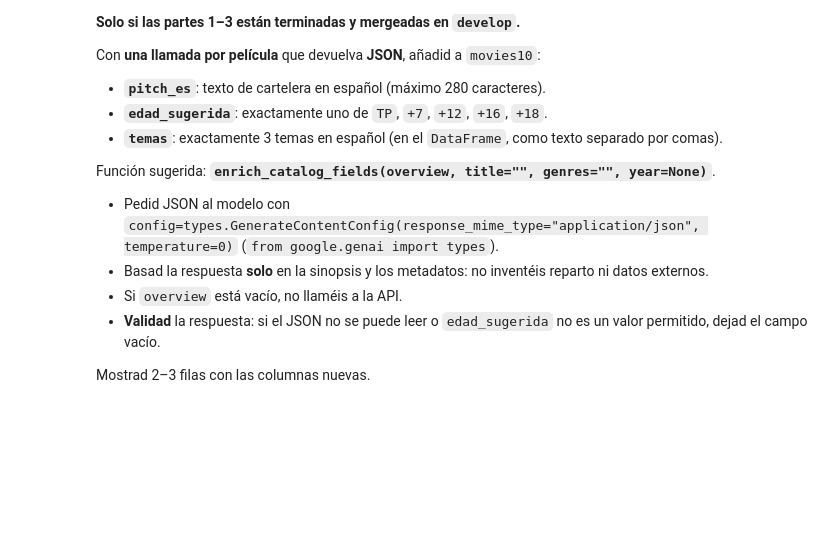
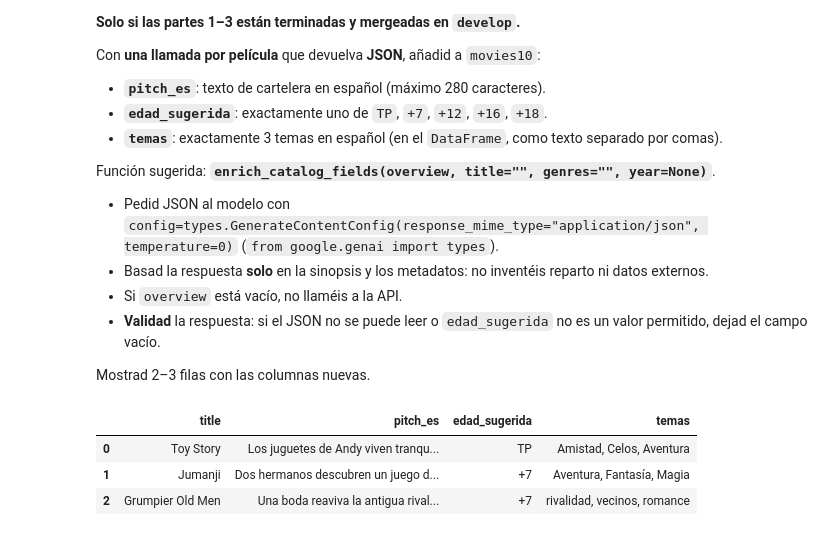
Before and after one commit to dgilrom/tc-catalogo-peliculas-g6, a Jupyter notebook: 04_gemini.ipynb, the cells around one changed output. Saved outputs shown, nothing was run; the diff lists cells and outputs as text; code cells hidden in the pictures; blank space fills up the shorter version.

```diff
--- a/04_gemini.ipynb
+++ b/04_gemini.ipynb
@@ -171,0 +230,16 @@ Mostrad 2–3 filas con las columnas nuevas.
+# %%
+# Recorrer movies10, añadir las columnas nuevas y guardar
+filas = []
+for _, row in movies10.iterrows():
+    filas.append(enrich_catalog_fields(row["overview"], row["title"], row["genres"], row.get("year")))
+    time.sleep(0.5)
+
+movies10[["pitch_es", "edad_sugerida", "temas"]] = pd.DataFrame(filas, index=movies10.index)
+
+movies10.to_csv(DATA / "processed" / "movies10_es.csv", index=False)
+movies10[["title", "pitch_es", "edad_sugerida", "temas"]].head(3)
+# %% [output]
+|  | title | pitch_es | edad_sugerida | temas |
+| 0 | Toy Story | Los juguetes de Andy viven tranqu... | TP | Amistad, Celos, Aventura |
+| 1 | Jumanji | Dos hermanos descubren un juego d... | +7 | Aventura, Fantasía, Magia |
+| 2 | Grumpier Old Men | Una boda reaviva la antigua rival... | +7 | rivalidad, vecinos, romance |
```
Also changed, not shown: parts of 4 cells of this notebook, 1 other file.
